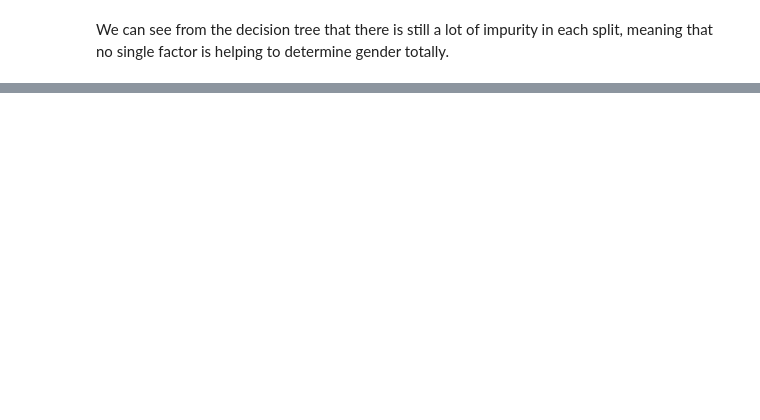
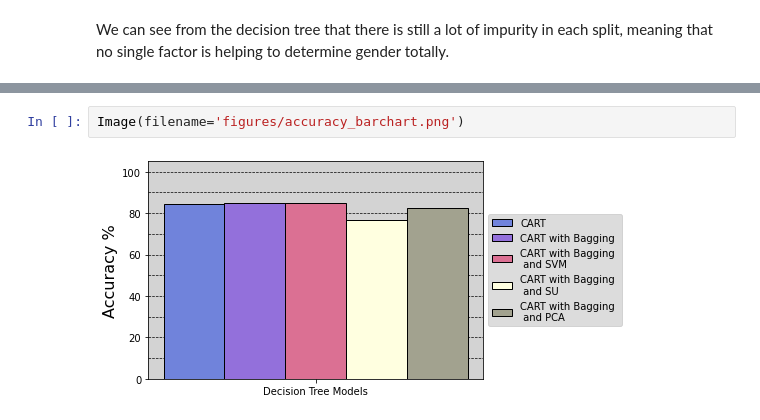
Before and after one commit to UCB-stat-159-s22/hw07-group23, a Jupyter notebook: main.ipynb, the cells around one changed output, grey strips where cells are left out. Drawn from its saved outputs; the diff is of its cells as text; blank space fills up the shorter version.

```diff
--- a/main.ipynb
+++ b/main.ipynb
@@ -182,0 +220,4 @@ We can see from the decision tree that there is still a lot of impurity in each
+# %%
+Image(filename='figures/accuracy_barchart.png')
+# %% [output]
+[figure, added]
```
Also changed, not shown: parts of 72 cells of this notebook, 3 other files.
